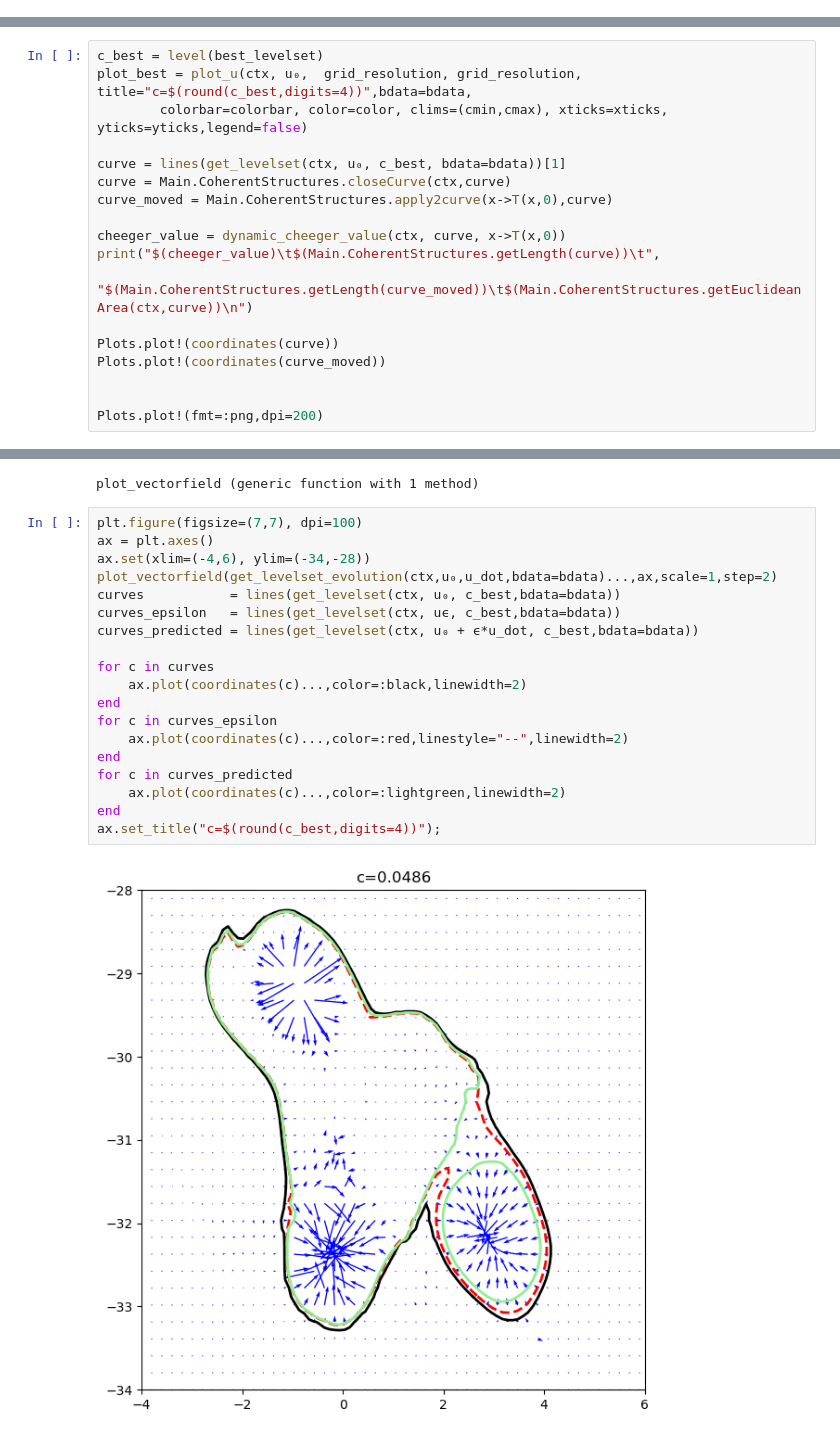
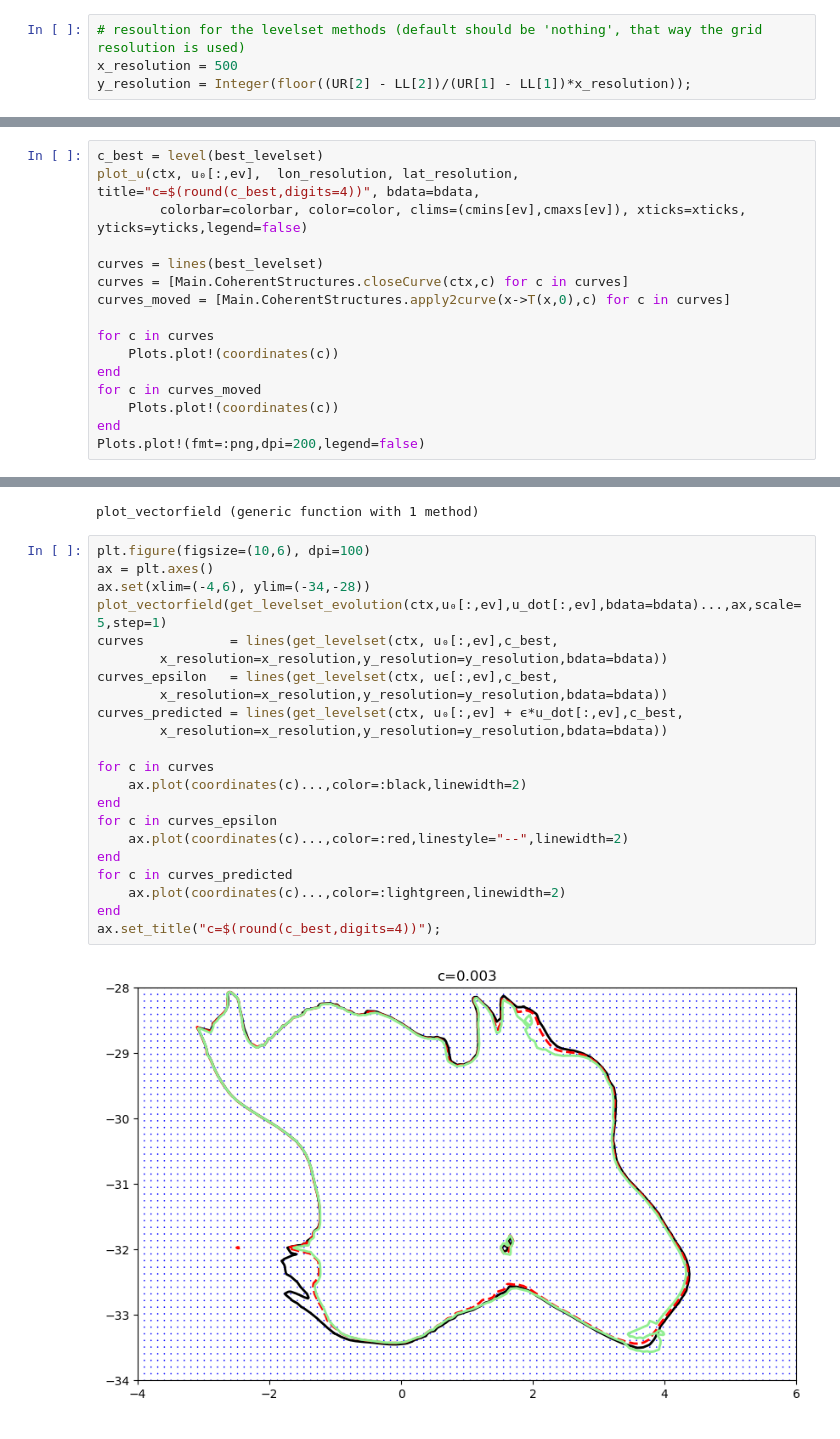
Before and after one commit to MaHermann/CoherentStructures.jl, a Jupyter notebook: notebooks/Ocean Stoptime/oceanstop_LR_CG.ipynb, the cells around one changed output, grey strips where cells are left out. Saved outputs shown, nothing was run; the diff lists cells and outputs as text.

```diff
--- a/notebooks/Ocean Stoptime/oceanstop_LR_CG.ipynb
+++ b/notebooks/Ocean Stoptime/oceanstop_LR_CG.ipynb
@@ -166,0 +197,4 @@ Levelset:               0.04859690452258537
+# %%
+# resoultion for the levelset methods (default should be 'nothing', that way the grid resolution is used)
+x_resolution = 500
+y_resolution = Integer(floor((UR[2] - LL[2])/(UR[1] - LL[1])*x_resolution));
@@ -167,19 +309,17 @@ Levelset:               0.04859690452258537
 # %%
 c_best = level(best_levelset)
-plot_best = plot_u(ctx, u₀,  grid_resolution, grid_resolution, title="c=$(round(c_best,digits=4))",bdata=bdata,
-        colorbar=colorbar, color=color, clims=(cmin,cmax), xticks=xticks, yticks=yticks,legend=false)
+plot_u(ctx, u₀[:,ev],  lon_resolution, lat_resolution, title="c=$(round(c_best,digits=4))", bdata=bdata,
+        colorbar=colorbar, color=color, clims=(cmins[ev],cmaxs[ev]), xticks=xticks, yticks=yticks,legend=false)
 
-curve = lines(get_levelset(ctx, u₀, c_best, bdata=bdata))[1]
-curve = Main.CoherentStructures.closeCurve(ctx,curve)
-curve_moved = Main.CoherentStructures.apply2curve(x->T(x,0),curve)
+curves = lines(best_levelset)
+curves = [Main.CoherentStructures.closeCurve(ctx,c) for c in curves]
+curves_moved = [Main.CoherentStructures.apply2curve(x->T(x,0),c) for c in curves]
 
-cheeger_value = dynamic_cheeger_value(ctx, curve, x->T(x,0))
-print("$(cheeger_value)\t$(Main.CoherentStructures.getLength(curve))\t",
-    "$(Main.CoherentStructures.getLength(curve_moved))\t$(Main.CoherentStructures.getEuclideanArea(ctx,curve))\n")
-
-Plots.plot!(coordinates(curve))
-Plots.plot!(coordinates(curve_moved))
-
-
-Plots.plot!(fmt=:png,dpi=200)
+for c in curves
+    Plots.plot!(coordinates(c))
+end
+for c in curves_moved
+    Plots.plot!(coordinates(c))
+end
+Plots.plot!(fmt=:png,dpi=200,legend=false)
 # %% [output]
@@ -203,23 +341,26 @@ end
 # %% [output]
 plot_vectorfield (generic function with 1 method)
 # %%
-plt.figure(figsize=(7,7), dpi=100)
+plt.figure(figsize=(10,6), dpi=100)
 ax = plt.axes()
 ax.set(xlim=(-4,6), ylim=(-34,-28))
-plot_vectorfield(get_levelset_evolution(ctx,u₀,u_dot,bdata=bdata)...,ax,scale=1,step=2)
-curves           = lines(get_levelset(ctx, u₀, c_best,bdata=bdata))
-curves_epsilon   = lines(get_levelset(ctx, uϵ, c_best,bdata=bdata))
-curves_predicted = lines(get_levelset(ctx, u₀ + ϵ*u_dot, c_best,bdata=bdata))
+plot_vectorfield(get_levelset_evolution(ctx,u₀[:,ev],u_dot[:,ev],bdata=bdata)...,ax,scale=5,step=1)
+curves           = lines(get_levelset(ctx, u₀[:,ev],c_best,
+        x_resolution=x_resolution,y_resolution=y_resolution,bdata=bdata))
+curves_epsilon   = lines(get_levelset(ctx, uϵ[:,ev],c_best,
+        x_resolution=x_resolution,y_resolution=y_resolution,bdata=bdata))
+curves_predicted = lines(get_levelset(ctx, u₀[:,ev] + ϵ*u_dot[:,ev],c_best,
+        x_resolution=x_resolution,y_resolution=y_resolution,bdata=bdata))
 
 for c in curves
     ax.plot(coordinates(c)...,color=:black,linewidth=2)
 end
 for c in curves_epsilon
     ax.plot(coordinates(c)...,color=:red,linestyle="--",linewidth=2)
 end
 for c in curves_predicted
     ax.plot(coordinates(c)...,color=:lightgreen,linewidth=2)
 end
 ax.set_title("c=$(round(c_best,digits=4))");
 # %% [output]
-[figure, old version]
+[figure, new version]
```
Also changed, not shown: parts of 47 cells of this notebook, 6 other files.
